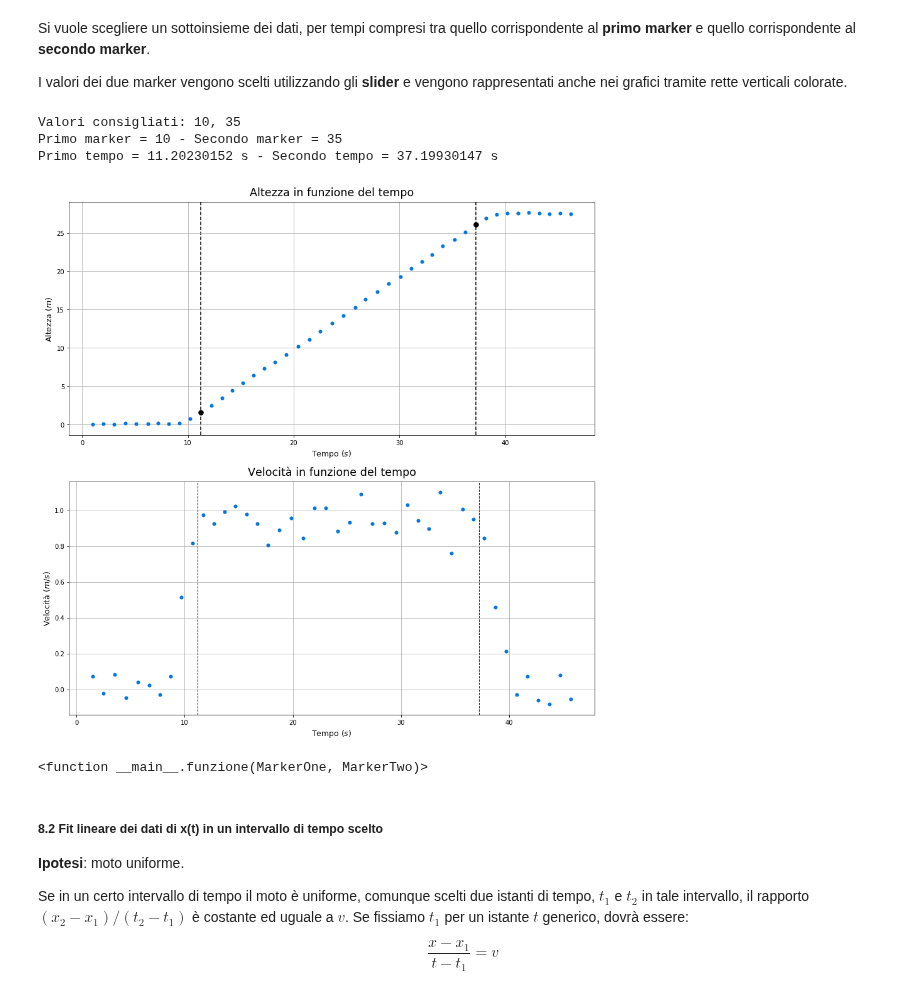
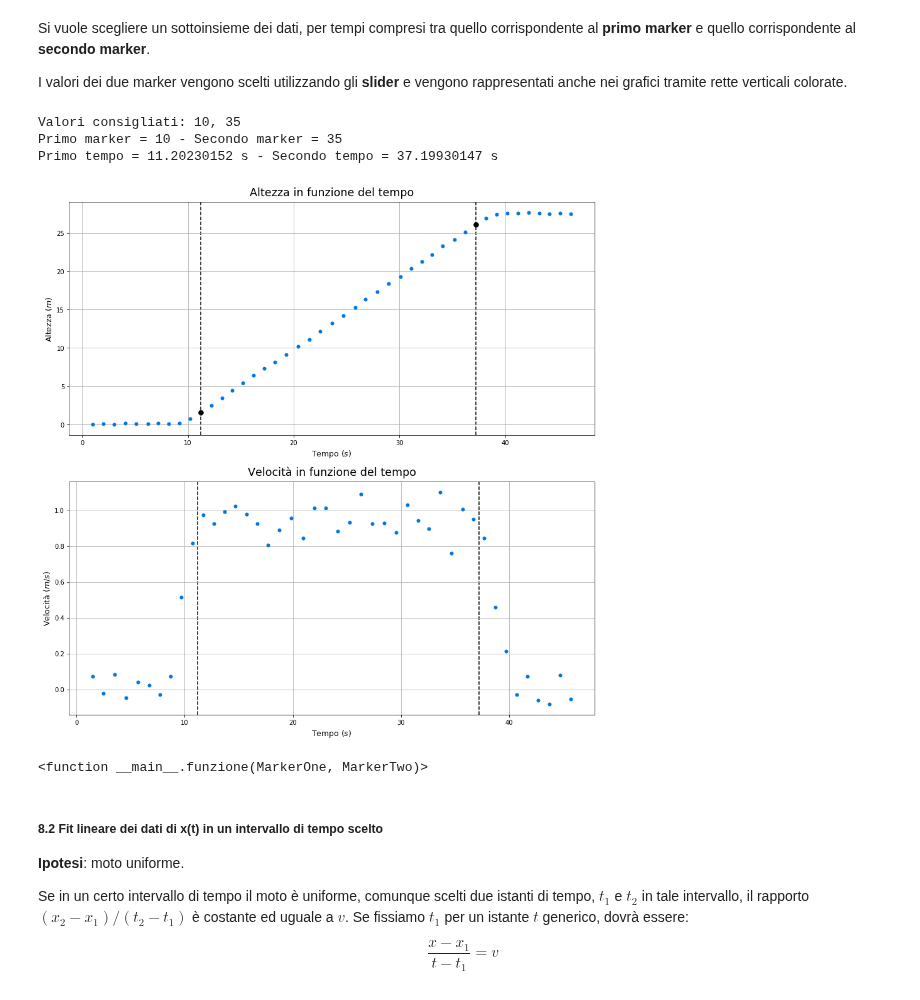
Before and after one commit to Darkaquon/Physics-with-Open-Source-Software, a Jupyter notebook: Notebook/Viaggio_in_ascensore.ipynb, the cells around one changed output. Saved outputs shown, nothing was run; the diff lists cells and outputs as text; code cells hidden in the pictures.

```diff
--- a/Notebook/Viaggio_in_ascensore.ipynb
+++ b/Notebook/Viaggio_in_ascensore.ipynb
@@ -224,7 +224,7 @@ Si vuole scegliere un sottoinsieme dei dati, per tempi compresi tra quello corri
 
 I valori dei due marker vengono scelti utilizzando gli **slider** e vengono rappresentati anche nei grafici tramite rette verticali colorate.
 # %%
-# Utilizzato per importare la libreria adoperata per i widgets.
+# Utilizzato per importare la libreria adoperata per i widget.
 import ipywidgets as widgets
 
 
@@ -249,7 +249,7 @@ def funzione(MarkerOne, MarkerTwo):
 
 # Funzione grafico.
 def makeplots(MarkerOne, MarkerTwo):
-    # Utilizzato per numerare e dimensionare il grafico.
+    # Utilizzato per creare e dimensionare il grafico.
     fig = plt.figure(figsize = (15, 15))
 
     # Grafico 1.
@@ -260,7 +260,7 @@ def makeplots(MarkerOne, MarkerTwo):
     plt.xlabel("Tempo $ (s) $", fontsize = 12.5)
     # Utilizzato per la y.
     plt.ylabel("Altezza $ (m) $", fontsize = 12.5)
-    # Utilizzato per rappresentare x e y e per colorare la curva.
+    # Utilizzato per rappresentare x e y.
     plt.plot(t, x, "o", color = "#0075E2", markersize = 5)
     # Utilizzato per il primo marker.
     plt.plot(t[MarkerOne], x[MarkerOne], "o", color = "black", markersize = 7.5)
@@ -269,38 +269,38 @@ def makeplots(MarkerOne, MarkerTwo):
     # Utilizzato per disegnare il primo marker.
     plt.axvline(color = "black", x = t[MarkerOne], linewidth = 1.5, linestyle = "--", zorder = -1)
     # Utilizzato per disegnare il secondo marker.
     plt.axvline(color = "black", x = t[MarkerTwo], linewidth = 1.5, linestyle = "--", zorder = -1)
     # Utilizzato per avere gli assi con la stessa scala.
     #plt.gca().set_aspect("equal", adjustable = "box")
     # Utilizzato per la griglia.
     plt.grid(True)
 
     # Grafico 2.
     plt.subplot(2, 1, 2)
     # Utilizzato per il titolo.
     plt.title("Velocità in funzione del tempo", fontdict = {"fontsize": 17.5}, pad = 10)
     # Utilizzato per la x.
     plt.xlabel("Tempo $ (s) $", fontsize = 12.5)
     # Utilizzato per la y.
     plt.ylabel("Velocità $ (m/s) $", fontsize = 12.5)
-    # Utilizzato per rappresentare x e y e per colorare la curva.
+    # Utilizzato per rappresentare x e y.
     plt.plot(t_prime, v, "o", color = "#0075E2", markersize = 5)
     # Utilizzato per disegnare il primo marker.
-    plt.axvline(color = "black", x = t[MarkerOne], linewidth = 1, linestyle = "--", zorder = -1)
+    plt.axvline(color = "black", x = t[MarkerOne], linewidth = 1.5, linestyle = "--", zorder = -1)
     # Utilizzato per disegnare il secondo marker.
-    plt.axvline(color = "black", x = t[MarkerTwo], linewidth = 1, linestyle = "--", zorder = -1)
+    plt.axvline(color = "black", x = t[MarkerTwo], linewidth = 1.5, linestyle = "--", zorder = -1)
     # Utilizzato per avere gli assi con la stessa scala.
     #plt.gca().set_aspect("equal", adjustable = "box")
     # Utilizzato per la griglia.
     plt.grid(True)
 
-# Utilizzato per collegare i widgets alla funzione e per interagire con gli sliders.
+# Utilizzato per collegare i widget alla funzione e per interagire con gli slider.
 widgets.interact(funzione, MarkerOne = sliderMarkerOne, MarkerTwo = sliderMarkerTwo)
 # %% [output]
 Valori consigliati: 10, 35
 Primo marker = 10 - Secondo marker = 35
 Primo tempo = 11.20230152 s - Secondo tempo = 37.19930147 s
-[figure, old version]
+[figure, new version]
 <function __main__.funzione(MarkerOne, MarkerTwo)>
 # %% [markdown]
 ##### 8.2 Fit lineare dei dati di x(t) in un intervallo di tempo scelto
```
Also changed, not shown: parts of 7 cells of this notebook, 12 other files.
